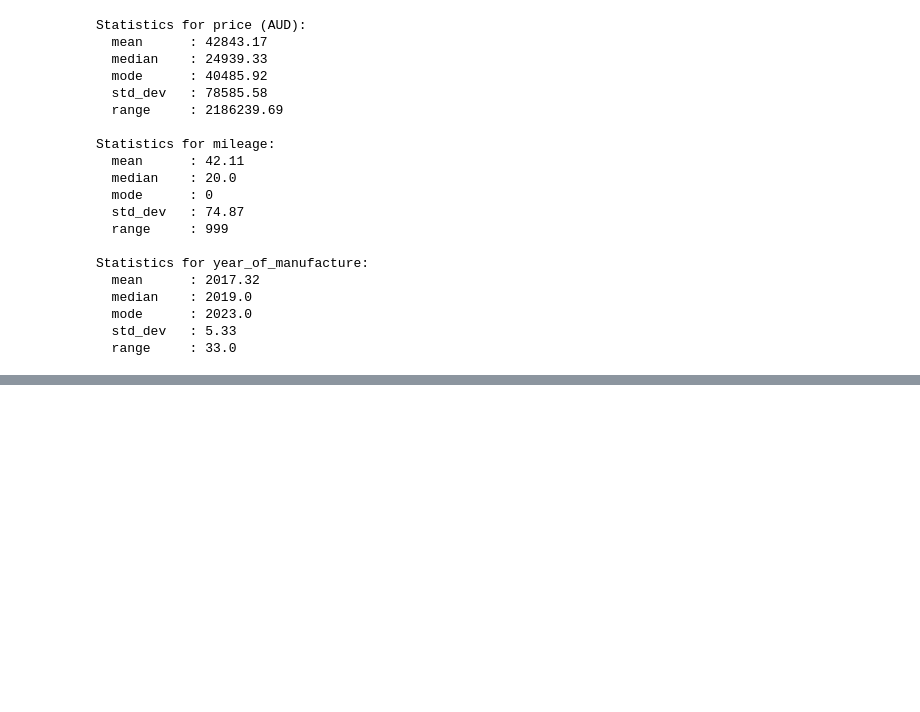
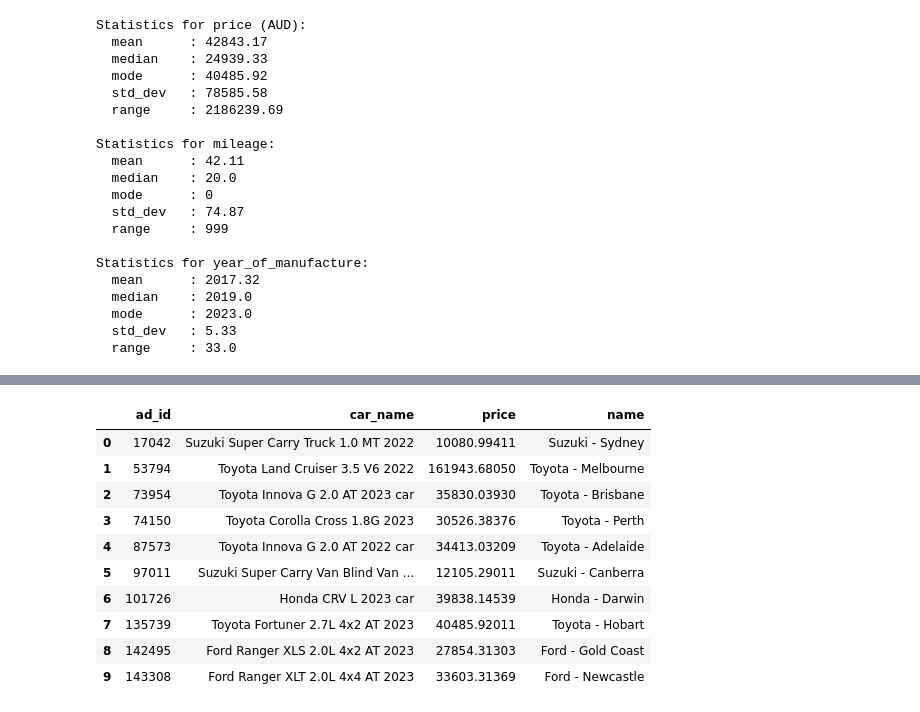
Before and after one commit to Rimanshuu/7008_Data_Vis_Repo, a Jupyter notebook: Assignment1_7008_T2_25.ipynb, the cells around one changed output, grey strips where cells are left out. Cells and saved outputs as stored; diff of their text form; code cells hidden in the pictures; blank space fills up the shorter version.

```diff
--- a/Assignment1_7008_T2_25.ipynb
+++ b/Assignment1_7008_T2_25.ipynb
@@ -340,0 +314,8 @@ Final dataset after cleaning: 21189 rows
+# %%
+import sqlite3
+
+#loading cleaned/processed data
+cars_df = pd.read_csv("processed_car_dataset.csv")
+sellers_df = pd.read_csv("seller_dataset.csv")
+
+cars_df.head(), sellers_df.head()
@@ -340,0 +340,71 @@ Final dataset after cleaning: 21189 rows
+# %%
+# Connecting to SQLite db
+conn = sqlite3.connect("car_sales.db")
+cursor = conn.cursor()
+
+# creating cars table
+
+cursor.execute("""
+
+CREATE TABLE IF NOT EXISTS Cars (
+    ad_id INTEGER PRIMARY KEY,
+    car_name VARCHAR(255),
+    origin VARCHAR(255),
+    condition VARCHAR(255),
+    exterior_color VARCHAR(255),
+    car_model VARCHAR(255),
+    year_of_manufacture VARCHAR(255),
+    transmission VARCHAR(255),
+    price INTEGER,
+    drive_type VARCHAR(255)
+);
+
+""")
+
+
+# creating sellers Table
+
+cursor.execute("""
+
+CREATE TABLE IF NOT EXISTS Sellers (
+    ad_id INTEGER PRIMARY KEY,
+    seller_name TEXT
+);
+
+""")
+
+
+# Inserting cars and sellers data into the tables
+cars_df = cars_df.rename(columns={"price (AUD)": "price"}) #SQLite has issues with spaces and paranthesis
+cars_df[[
+    "ad_id", "car_name", "origin", "condition", "exterior_color","car_model",
+    "year_of_manufacture", "transmission", "price", "drive_type"
+]].to_sql("Cars", conn, if_exists="replace", index=False)
+
+
+sellers_df[["ad_id", "name"]].to_sql("Sellers", conn, if_exists="replace", index=False)
+
+
+# Joining cars and sellers table based on ad_id attribute
+
+query = """
+SELECT Cars.ad_id, Cars.car_name, Cars.price, Sellers.name
+FROM Cars
+JOIN Sellers
+ON Cars.ad_id = Sellers.ad_id
+LIMIT 10;
+"""
+result = pd.read_sql(query, conn)
+result
+# %% [output]
+|  | ad_id | car_name | price | name |
+| 0 | 17042 | Suzuki Super Carry Truck 1.0 MT 2022 | 10080.99411 | Suzuki - Sydney |
+| 1 | 53794 | Toyota Land Cruiser 3.5 V6 2022 | 161943.68050 | Toyota - Melbourne |
+| 2 | 73954 | Toyota Innova G 2.0 AT 2023 car | 35830.03930 | Toyota - Brisbane |
+| 3 | 74150 | Toyota Corolla Cross 1.8G 2023 | 30526.38376 | Toyota - Perth |
+| 4 | 87573 | Toyota Innova G 2.0 AT 2022 car | 34413.03209 | Toyota - Adelaide |
+| 5 | 97011 | Suzuki Super Carry Van Blind Van ... | 12105.29011 | Suzuki - Canberra |
+| 6 | 101726 | Honda CRV L 2023 car | 39838.14539 | Honda - Darwin |
+| 7 | 135739 | Toyota Fortuner 2.7L 4x2 AT 2023 | 40485.92011 | Toyota - Hobart |
+| 8 | 142495 | Ford Ranger XLS 2.0L 4x2 AT 2023 | 27854.31303 | Ford - Gold Coast |
+| 9 | 143308 | Ford Ranger XLT 2.0L 4x4 AT 2023 | 33603.31369 | Ford - Newcastle |
```
Also changed, not shown: parts of 10 cells of this notebook, 2 other files.
